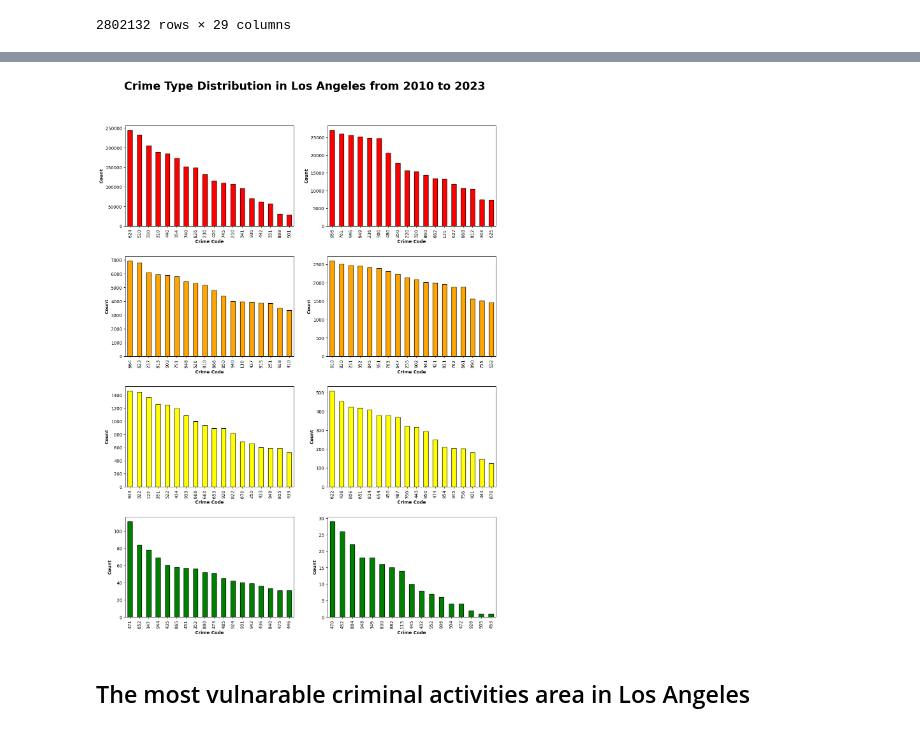
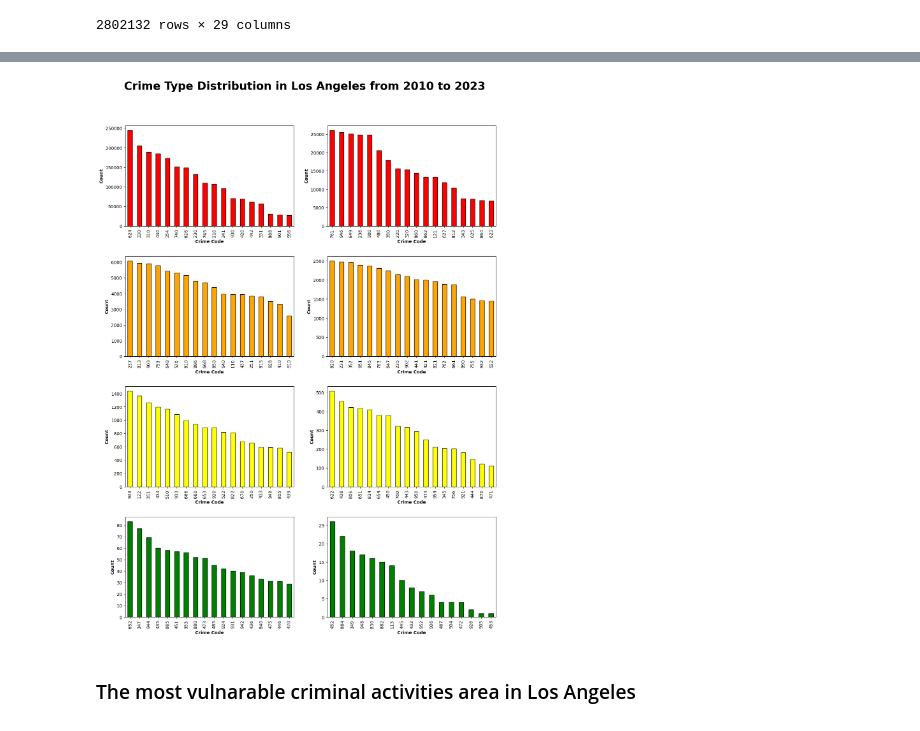
Before and after one commit to nidula/Analysing-Crime-Data-LA, a Jupyter notebook: Crime_Data_Analysis.ipynb, the cells around one changed output, grey strips where cells are left out. Cells and saved outputs as stored; diff of their text form; code cells hidden in the pictures.

```diff
--- a/Crime_Data_Analysis.ipynb
+++ b/Crime_Data_Analysis.ipynb
@@ -166,0 +367,8 @@ crime_df
+# %%
+# assuming that 'crime_df' is the DataFrame containing the 'DATE_OCC' column
+crime_df['DATE_OCC'] = pd.to_datetime(crime_df['DATE_OCC'], format='%Y-%m-%d')
+
+# convert the datetime64[ns] column to a string format
+crime_df['DATE_OCC_str'] = crime_df['DATE_OCC'].dt.strftime('%Y-%m-%d')
+
+print(crime_df['DATE_OCC_str'])
@@ -166,0 +401,2 @@ crime_df
+# %%
+crime_df['TIME OCC'] = crime_df['TIME OCC'].apply(lambda x: x.zfill(4))
@@ -166,0 +411,14 @@ crime_df
+# %%
+def map_time_group(hour):
+    if 5 < hour <= 12:
+        return 'Morning'
+    elif 12 < hour <= 17:
+        return 'Afternoon'
+    elif 17 < hour <= 21:
+        return 'Evening'
+    else:
+        return 'Night'
+# %%
+crime_df['HOUR'] = crime_df['TIME OCC'].str.slice(start=0, stop=2).astype(int)
+crime_df['TIME GROUP'] = crime_df['HOUR'].apply(map_time_group)
+crime_df['TIME GROUP']
@@ -219,14 +520,14 @@ count = crime_df['Crm Cd'].value_counts()
 fig, axs = plt.subplots(nrows=4, ncols=2, figsize=(15,20))
 
 # Filter the data for specific values
-specific_data1 = count.loc[[624, 510, 330, 310, 440, 354, 740, 626, 230, 420, 745, 210, 341, 930, 442, 331, 888, 901]]
-specific_data2 = count.loc[[956, 761, 946, 649, 236, 900, 480, 350, 220, 320, 860, 662, 121, 627, 668, 812, 343, 625]]
-specific_data3 = count.loc[[664, 623, 237, 813, 903, 753, 648, 520, 810, 886, 850, 940, 110, 437, 815, 251, 928, 410]]
-specific_data4 = count.loc[[910, 820, 231, 352, 845, 951, 763, 647, 235, 902, 441, 421, 821, 762, 661, 890, 755, 932]]
-specific_data5 = count.loc[[943, 922, 122, 351, 522, 434, 933, 666, 660, 653, 920, 822, 670, 250, 433, 949, 805, 439]]
-specific_data6 = count.loc[[622, 438, 806, 651, 814, 654, 450, 487, 760, 443, 950, 474, 954, 345, 756, 921, 444, 870]]
-specific_data7 = count.loc[[471, 652, 347, 944, 435, 865, 451, 353, 880, 473, 485, 924, 931, 942, 436, 840, 475, 446]]
-specific_data8 = count.loc[[470, 452, 884, 948, 349, 830, 882, 113, 445, 432, 952, 906, 904, 472, 926, 905, 453]]
+specific_data1 = count.loc[[624, 330, 310, 440, 354, 740, 626, 230, 745, 210, 341, 930, 420, 442, 331, 888, 901, 956]]
+specific_data2 = count.loc[[761, 946, 649, 236, 900, 480, 350, 220, 320, 860, 662, 121, 627, 812, 343, 625, 664, 623]]
+specific_data3 = count.loc[[237, 813, 903, 753, 648, 520, 810, 886, 668, 850, 940, 110, 437, 251, 815, 928, 410, 910]]
+specific_data4 = count.loc[[820, 231, 352, 951, 845, 763, 647, 235, 902, 441, 421, 821, 762, 661, 890, 755, 932, 922]]
+specific_data5 = count.loc[[943, 122, 351, 434, 510, 933, 666, 660, 653, 920, 522, 822, 670, 250, 433, 949, 805, 439]]
+specific_data6 = count.loc[[622, 438, 806, 651, 814, 654, 450, 760, 443, 950, 474, 954, 345, 756, 921, 444, 870, 471]]
+specific_data7 = count.loc[[652, 347, 944, 435, 865, 451, 353, 880, 473, 485, 924, 931, 942, 436, 840, 475, 446, 470]]
+specific_data8 = count.loc[[452, 884, 349, 948, 830, 882, 113, 445, 432, 952, 906, 487, 904, 472, 926, 905, 453]]
 
 # Create a bar plot for the specific data
 specific_data1.plot(kind='bar', color='red', ax=axs[0, 0], edgecolor = 'black')
@@ -238,36 +539,36 @@ axs[0, 1].set_ylabel('Count', fontweight='bold')
 axs[0, 1].set_xlabel('Crime Code', fontweight='bold')
 
 specific_data3.plot(kind='bar', color='orange', ax=axs[1, 0], edgecolor = 'black')
 axs[1, 0].set_ylabel('Count', fontweight='bold')
 axs[1, 0].set_xlabel('Crime Code', fontweight='bold')
 
 specific_data4.plot(kind='bar', color='orange', ax=axs[1, 1], edgecolor = 'black')
 axs[1, 1].set_ylabel('Count', fontweight='bold')
 axs[1, 1].set_xlabel('Crime Code', fontweight='bold')
 
 specific_data5.plot(kind='bar', color='yellow', ax=axs[2, 0], edgecolor = 'black')
 axs[2, 0].set_ylabel('Count', fontweight='bold')
 axs[2, 0].set_xlabel('Crime Code', fontweight='bold')
 
 specific_data6.plot(kind='bar', color='yellow', ax=axs[2, 1], edgecolor = 'black')
 axs[2, 1].set_ylabel('Count', fontweight='bold')
 axs[2, 1].set_xlabel('Crime Code', fontweight='bold')
 
 specific_data7.plot(kind='bar', color='green', ax=axs[3, 0], edgecolor = 'black')
 axs[3, 0].set_ylabel('Count', fontweight='bold')
 axs[3, 0].set_xlabel('Crime Code', fontweight='bold')
 
 specific_data8.plot(kind='bar', color='green', ax=axs[3, 1], edgecolor = 'black')
 axs[3, 1].set_ylabel('Count', fontweight='bold')
 axs[3, 1].set_xlabel('Crime Code', fontweight='bold')
 
 fig.suptitle('Crime Type Distribution in Los Angeles from 2010 to 2023', fontweight='bold', color='black', fontsize=25, y=0.95)
 fig.subplots_adjust(hspace=0.3, wspace=0.2)
 fig.show()
 # %% [output]
-[figure, old version]
+[figure, new version]
 # %% [markdown]
-## The most vulnarable criminal activities area in Los Angeles
+### The most vulnarable criminal activities area in Los Angeles
 # %%
 unique_crime_areas = crime_df['AREA NAME'].unique()
 print(unique_crime_areas)
```
Also changed, not shown: parts of 73 cells of this notebook.
